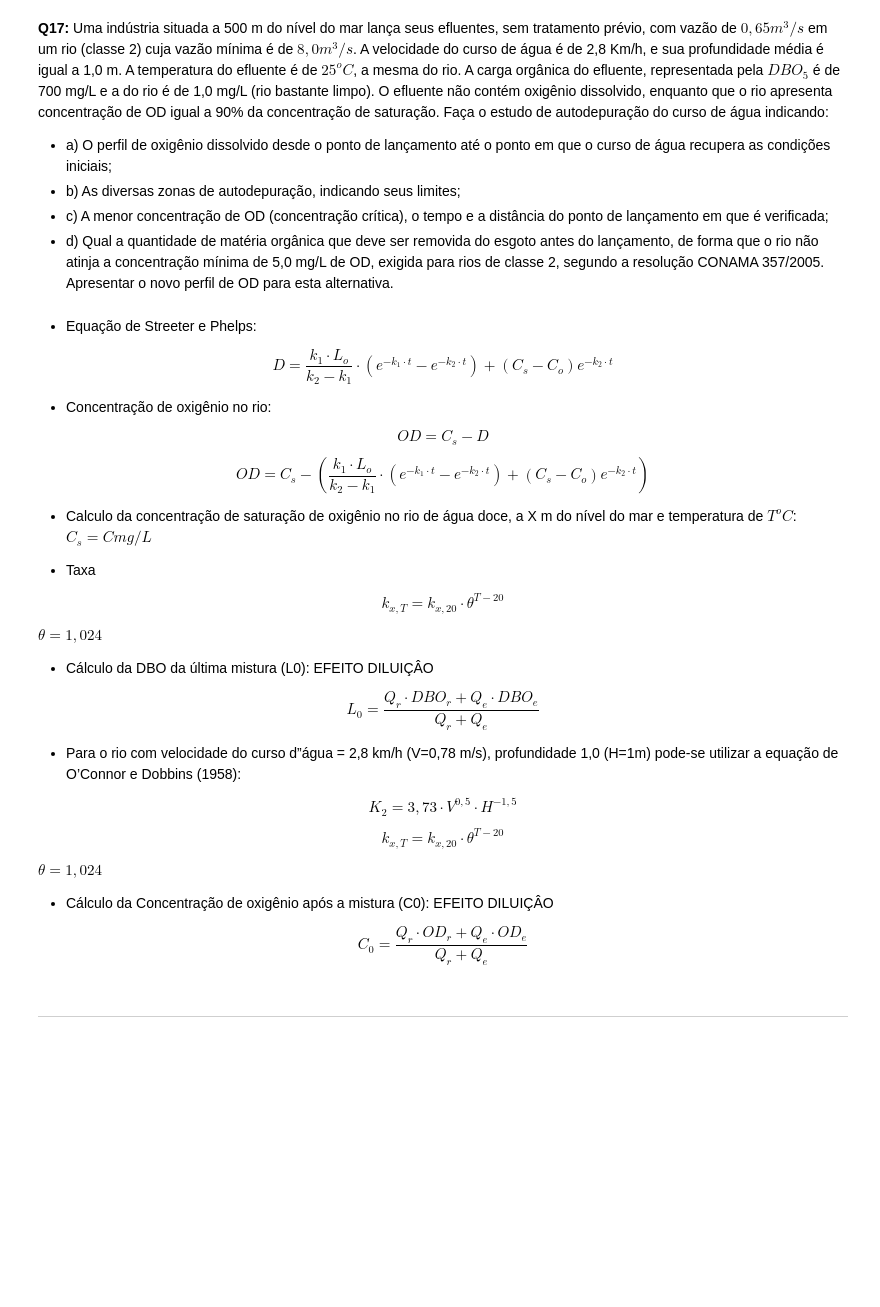
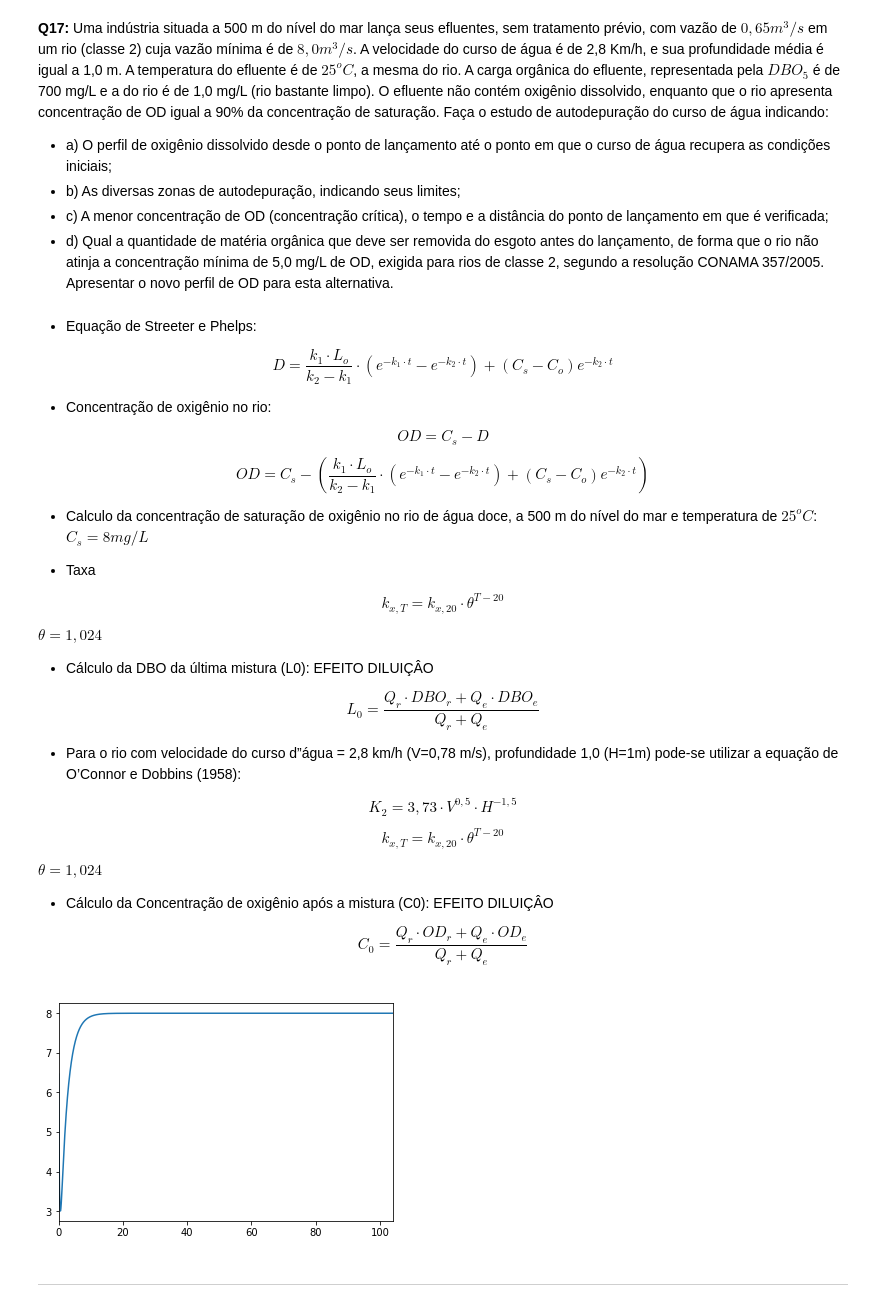
Before and after one commit to clebsonpy/PPGRHS_Disciplinas, a Jupyter notebook: Qualidade/exercicio_2019.ipynb, the cells around one changed output. Saved outputs shown, nothing was run; the diff lists cells and outputs as text; code cells hidden in the pictures; blank space fills up the shorter version.

Commit message:
Autodepuracao

```diff
--- a/Qualidade/exercicio_2019.ipynb
+++ b/Qualidade/exercicio_2019.ipynb
@@ -358,7 +367,7 @@ mesma do rio. A carga orgânica do efluente, representada pela $DBO_{5}$ é de 7
     OD = C_{s} - (\frac{k_{1} · L_{o}}{k_{2} - k_{1}} · (e^{-k_{1}·t} - e^{-k_{2}·t}) + (C_{s} - C_{o}) e^{-k_{2}·t})
 \end{equation}
 
-- Calculo da concentração de saturação de oxigênio no rio de água doce, a X m do nível do mar e temperatura de $T^{o}C$: $C_{s} = C mg/L$
+- Calculo da concentração de saturação de oxigênio no rio de água doce, a 500 m do nível do mar e temperatura de $25^{o}C$: $C_{s} = 8 mg/L$
 
 - Taxa
 
@@ -391,3 +416,37 @@ $\theta = 1,024$
+# %%
+cs = 8          #Concentração de saturação
+Qe = 0.65       # Vazão efluente
+Qr = 8          #Vazão Rio
+Vr = 0.78        #Velocidade rio m/s
+H = 1           #Profundidade rio m
+Te = 25         #Temperatura efluente
+dbo5e = 700     #DBO5 efluente
+dbo5r = 1       #DBO5 rio
+ODe = 0         #OD Efluente
+ODr = cs * 0.9  #OD rio
+k1 = 0.4
+
+lo = diluicao(Qe, dbo5e, Qr, dbo5r)    #Concentracação de DBO5
+k2 = k_2(Vr, H)
+k2_25 = kx(k2, Te, 1.024)
+k1_25 = kx(k1, Te, 1.024)
+co = diluicao(Qr, ODr, Qe, ODe)       #Concentracao  de OD
+
+od = []
+t = []
+for i in range(1, 10000):
+    t.append(i/)
+    od.append(autodepuracao(k1=k1_25, k2=k2_25, lo=lo, cs=cs, co=co, t=i/96))
+# %%
+import pandas as pd
+
+df = pd.Series(od, index=t, name='OD')
+# %%
+import matplotlib.pyplot as plt
+df.plot()
+plt.show()
+# %% [output]
+[figure, added]
 # %% [markdown]
 ***
 # %% [markdown]
```
Also changed, not shown: parts of 17 cells of this notebook.
